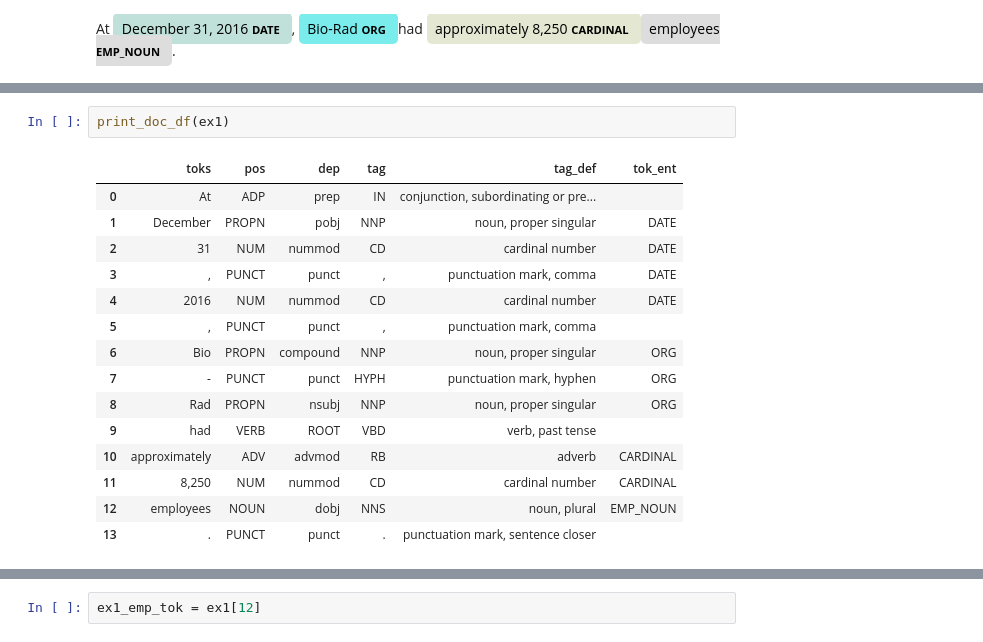
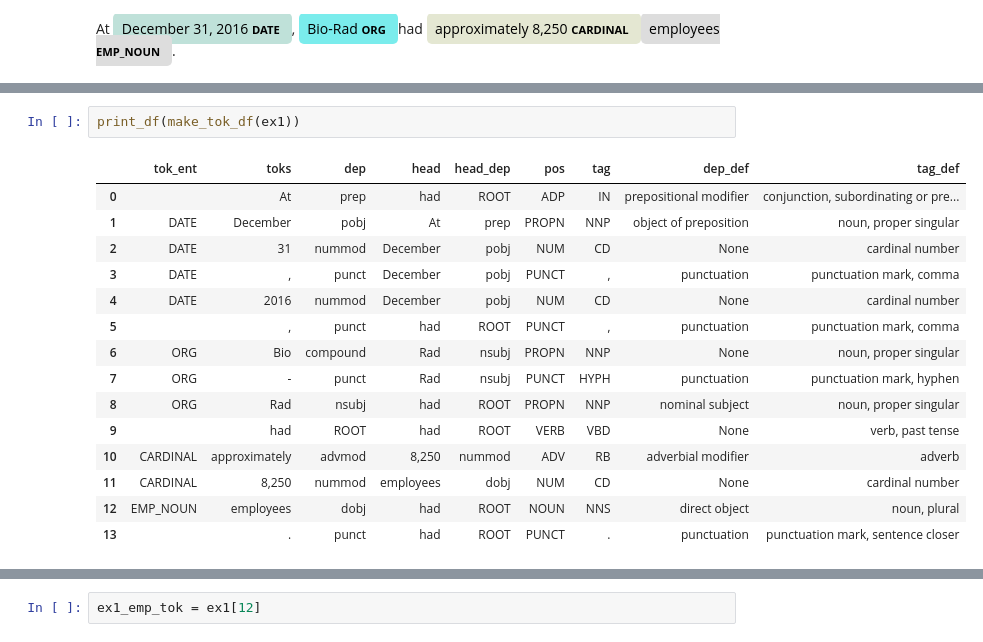
Before and after one commit to JarrodAJ/sec_employee_information_extraction, a Jupyter notebook: 4_Define_SpaCy_NER.ipynb, the cells around one changed output, grey strips where cells are left out. Saved outputs shown, nothing was run; the diff lists cells and outputs as text.

```diff
--- a/4_Define_SpaCy_NER.ipynb
+++ b/4_Define_SpaCy_NER.ipynb
@@ -269,24 +320,24 @@ At December 31, 2016 DATE , Bio-Rad ORG had approximately 8,250 CARDINAL employe
 displacy.render(ex1, style='dep', jupyter=True, options={'distance': 90})
 # %% [output]
 [interactive output not drawn]
-# %%
-print_doc_df(ex1)
-# %% [output]
-|  | toks | pos | dep | tag | tag_def | tok_ent |
-| 0 | At | ADP | prep | IN | conjunction, subordinating or pre... |  |
-| 1 | December | PROPN | pobj | NNP | noun, proper singular | DATE |
-| 2 | 31 | NUM | nummod | CD | cardinal number | DATE |
-| 3 | , | PUNCT | punct | , | punctuation mark, comma | DATE |
-| 4 | 2016 | NUM | nummod | CD | cardinal number | DATE |
-| 5 | , | PUNCT | punct | , | punctuation mark, comma |  |
-| 6 | Bio | PROPN | compound | NNP | noun, proper singular | ORG |
-| 7 | - | PUNCT | punct | HYPH | punctuation mark, hyphen | ORG |
-| 8 | Rad | PROPN | nsubj | NNP | noun, proper singular | ORG |
-| 9 | had | VERB | ROOT | VBD | verb, past tense |  |
-| 10 | approximately | ADV | advmod | RB | adverb | CARDINAL |
-| 11 | 8,250 | NUM | nummod | CD | cardinal number | CARDINAL |
-| 12 | employees | NOUN | dobj | NNS | noun, plural | EMP_NOUN |
-| 13 | . | PUNCT | punct | . | punctuation mark, sentence closer |  |
+# %%
+print_df(make_tok_df(ex1))
+# %% [output]
+|  | tok_ent | toks | dep | head | head_dep | pos | tag | dep_def | tag_def |
+| 0 |  | At | prep | had | ROOT | ADP | IN | prepositional modifier | conjunction, subordinating or pre... |
+| 1 | DATE | December | pobj | At | prep | PROPN | NNP | object of preposition | noun, proper singular |
+| 2 | DATE | 31 | nummod | December | pobj | NUM | CD | None | cardinal number |
+| 3 | DATE | , | punct | December | pobj | PUNCT | , | punctuation | punctuation mark, comma |
+| 4 | DATE | 2016 | nummod | December | pobj | NUM | CD | None | cardinal number |
+| 5 |  | , | punct | had | ROOT | PUNCT | , | punctuation | punctuation mark, comma |
+| 6 | ORG | Bio | compound | Rad | nsubj | PROPN | NNP | None | noun, proper singular |
+| 7 | ORG | - | punct | Rad | nsubj | PUNCT | HYPH | punctuation | punctuation mark, hyphen |
+| 8 | ORG | Rad | nsubj | had | ROOT | PROPN | NNP | nominal subject | noun, proper singular |
+| 9 |  | had | ROOT | had | ROOT | VERB | VBD | None | verb, past tense |
+| 10 | CARDINAL | approximately | advmod | 8,250 | nummod | ADV | RB | adverbial modifier | adverb |
+| 11 | CARDINAL | 8,250 | nummod | employees | dobj | NUM | CD | None | cardinal number |
+| 12 | EMP_NOUN | employees | dobj | had | ROOT | NOUN | NNS | direct object | noun, plural |
+| 13 |  | . | punct | had | ROOT | PUNCT | . | punctuation | punctuation mark, sentence closer |
 # %%
 print_doc_info(ex1)
 # %% [output]
```
Also changed, not shown: parts of 10 cells of this notebook.
